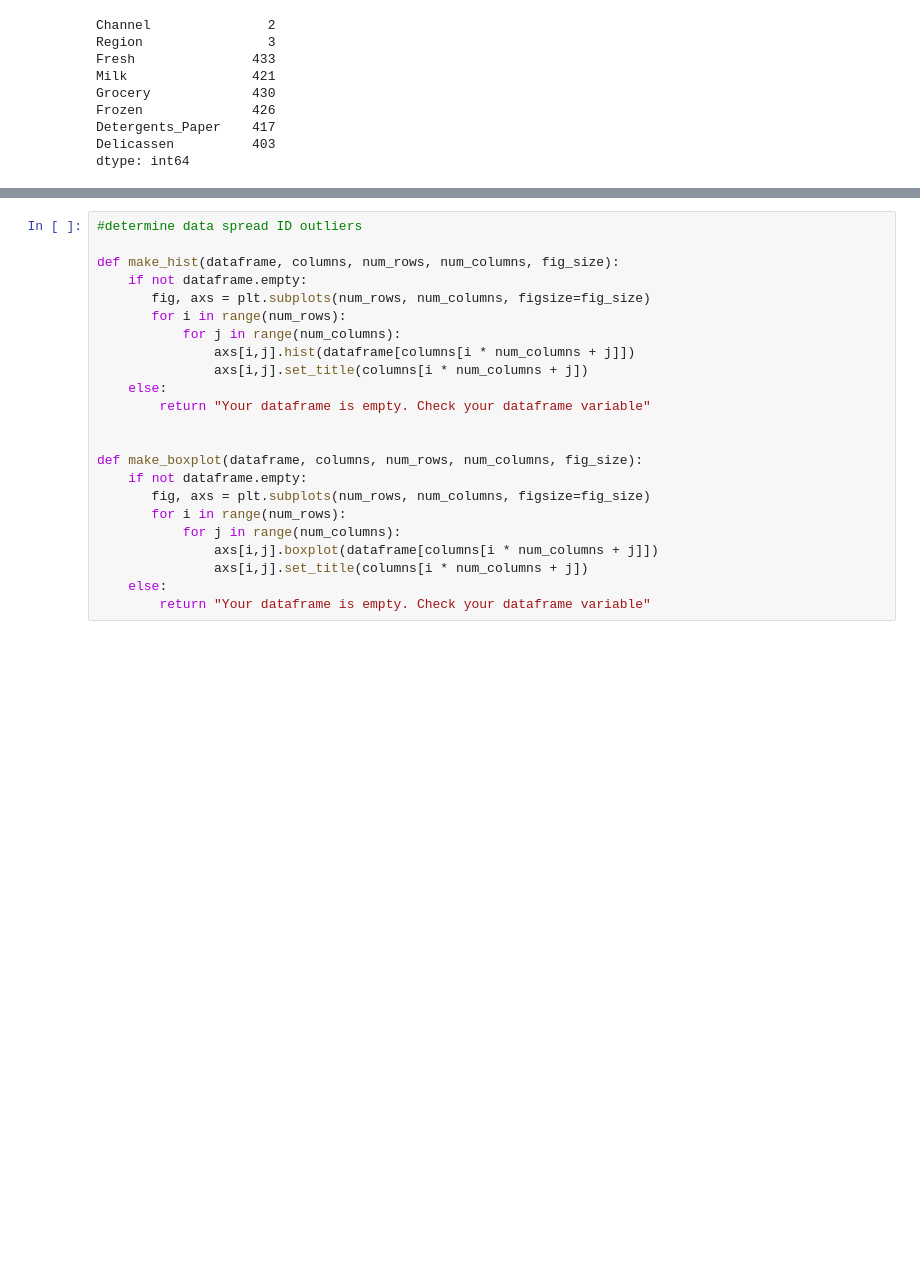
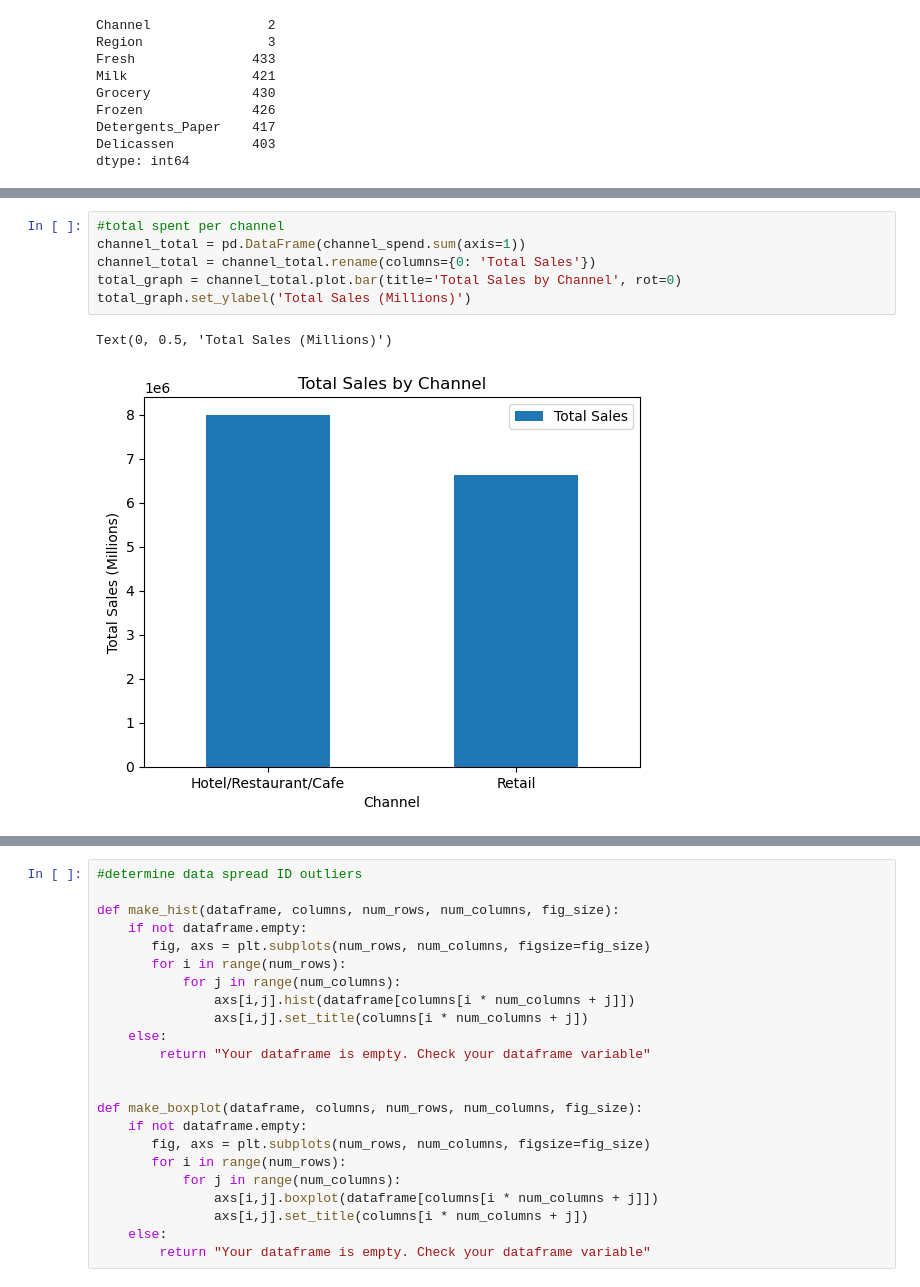
Before and after one commit to SBangarh/ml-project-unsupervised-learning, a Jupyter notebook: Unsupervised Learning - Project.ipynb, the cells around one changed output, grey strips where cells are left out. Saved outputs shown, nothing was run; the diff lists cells and outputs as text; blank space fills up the shorter version.

```diff
--- a/Unsupervised Learning - Project.ipynb
+++ b/Unsupervised Learning - Project.ipynb
@@ -197,3 +228,12 @@ channels.plot.bar('Channel', 'Count')
+# %%
+#total spent per channel
+channel_total = pd.DataFrame(channel_spend.sum(axis=1))
+channel_total = channel_total.rename(columns={0: 'Total Sales'})
+total_graph = channel_total.plot.bar(title='Total Sales by Channel', rot=0)
+total_graph.set_ylabel('Total Sales (Millions)')
+# %% [output]
+Text(0, 0.5, 'Total Sales (Millions)')
+[figure, added]
 # %%
 # count of region
 
```
Also changed, not shown: parts of 8 cells of this notebook.
